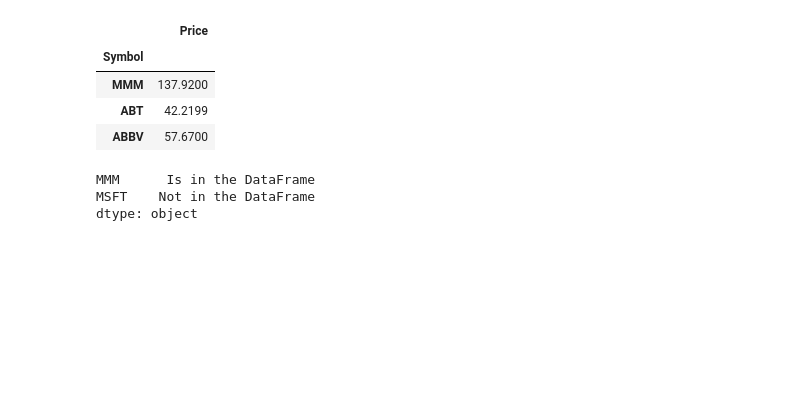
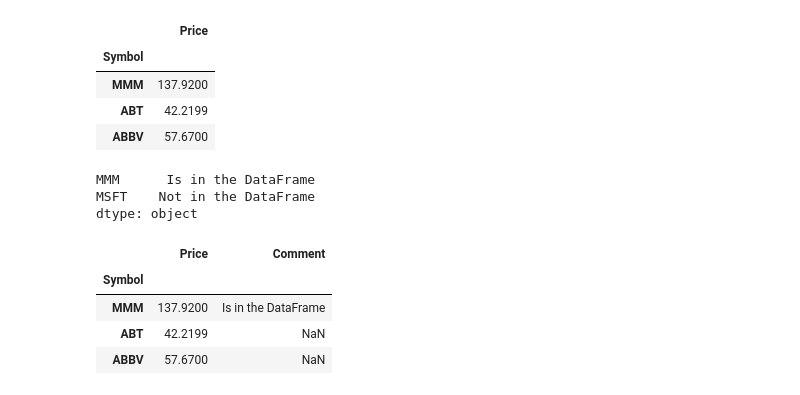
Before and after one commit to andirey/Notebooks, a Jupyter notebook: LearningPandas/Learning pandas 5.ipynb, the cells around one changed output. Cells and saved outputs as stored; diff of their text form; code cells hidden in the pictures; blank space fills up the shorter version.

```diff
--- a/LearningPandas/Learning pandas 5.ipynb
+++ b/LearningPandas/Learning pandas 5.ipynb
@@ -517,3 +517,12 @@ s
 MMM      Is in the DataFrame
 MSFT    Not in the DataFrame
 dtype: object
+# %%
+rcopy['Comment'] = s
+rcopy
+# %% [output]
+|  | Price | Comment |
+| Symbol |  |  |
+| MMM | 137.9200 | Is in the DataFrame |
+| ABT | 42.2199 | NaN |
+| ABBV | 57.6700 | NaN |
```
Also changed, not shown: parts of 14 cells of this notebook, 1 other file.
